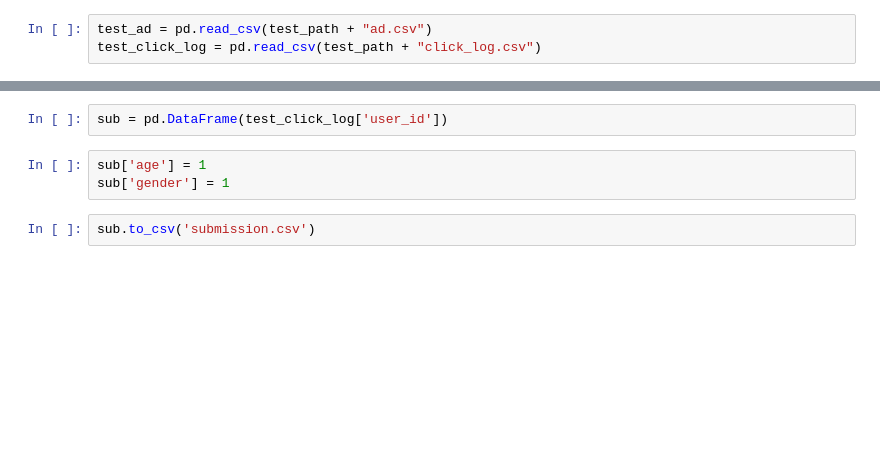
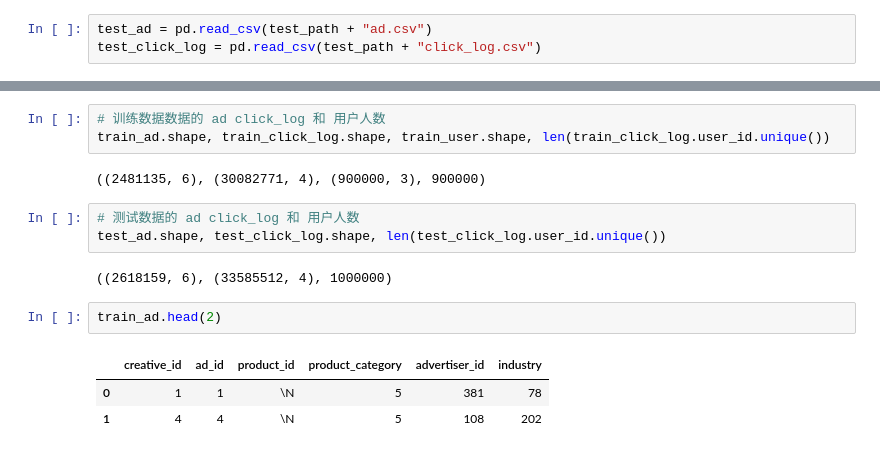
Before and after one commit to ren2504413601/TenXunGuangGao, a Jupyter notebook: 495735.ipynb, the cells around one changed output, grey strips where cells are left out. Saved outputs shown, nothing was run; the diff lists cells and outputs as text; blank space fills up the shorter version.

```diff
--- a/495735.ipynb
+++ b/495735.ipynb
@@ -97,7 +52,16 @@ test_click_log.head()
-# %%
-sub = pd.DataFrame(test_click_log['user_id'])
-# %%
-sub['age'] = 1
-sub['gender'] = 1
-# %%
-sub.to_csv('submission.csv')
+# %%
+# 训练数据数据的 ad click_log 和 用户人数
+train_ad.shape, train_click_log.shape, train_user.shape, len(train_click_log.user_id.unique())
+# %% [output]
+((2481135, 6), (30082771, 4), (900000, 3), 900000)
+# %%
+# 测试数据的 ad click_log 和 用户人数
+test_ad.shape, test_click_log.shape, len(test_click_log.user_id.unique())
+# %% [output]
+((2618159, 6), (33585512, 4), 1000000)
+# %%
+train_ad.head(2)
+# %% [output]
+|  | creative_id | ad_id | product_id | product_category | advertiser_id | industry |
+| 0 | 1 | 1 | \N | 5 | 381 | 78 |
+| 1 | 4 | 4 | \N | 5 | 108 | 202 |
```
Also changed, not shown: parts of 70 cells of this notebook.
